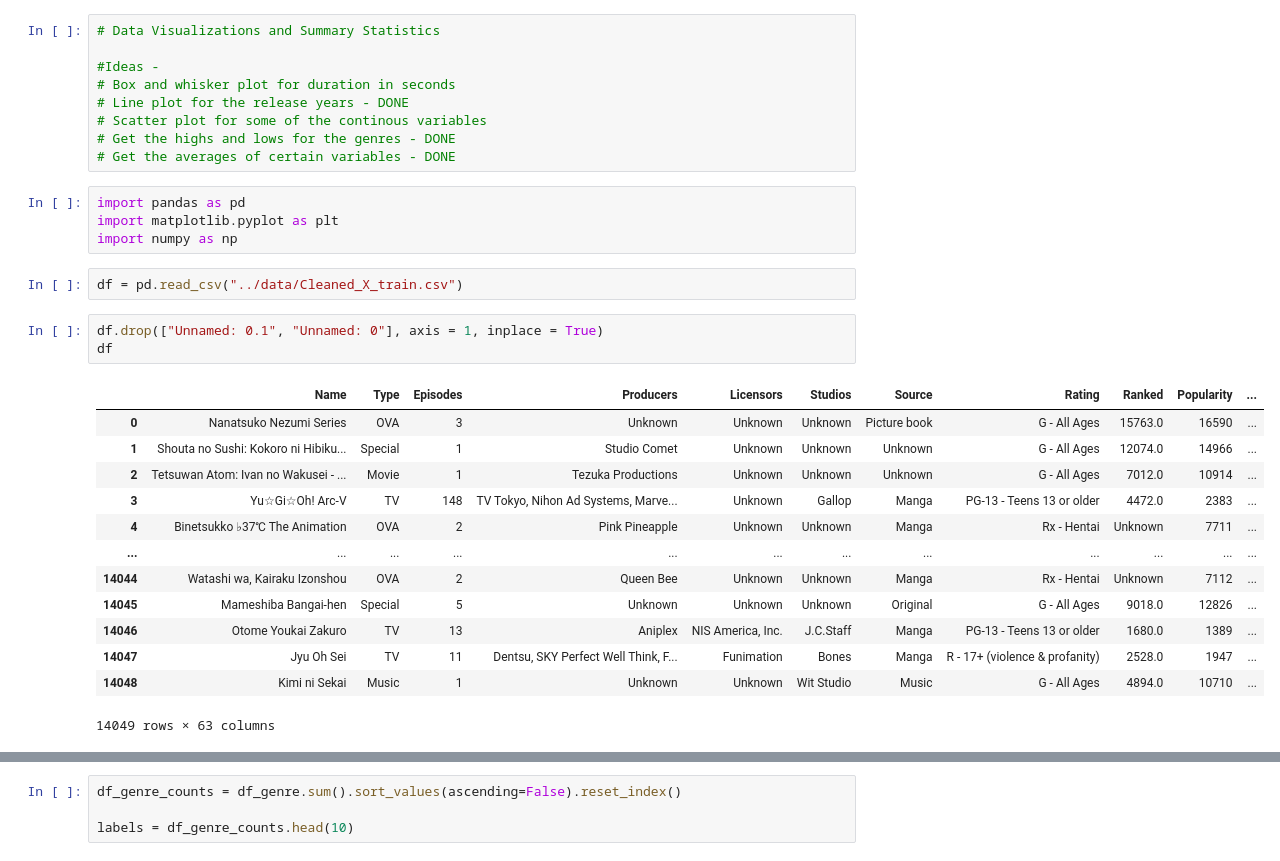
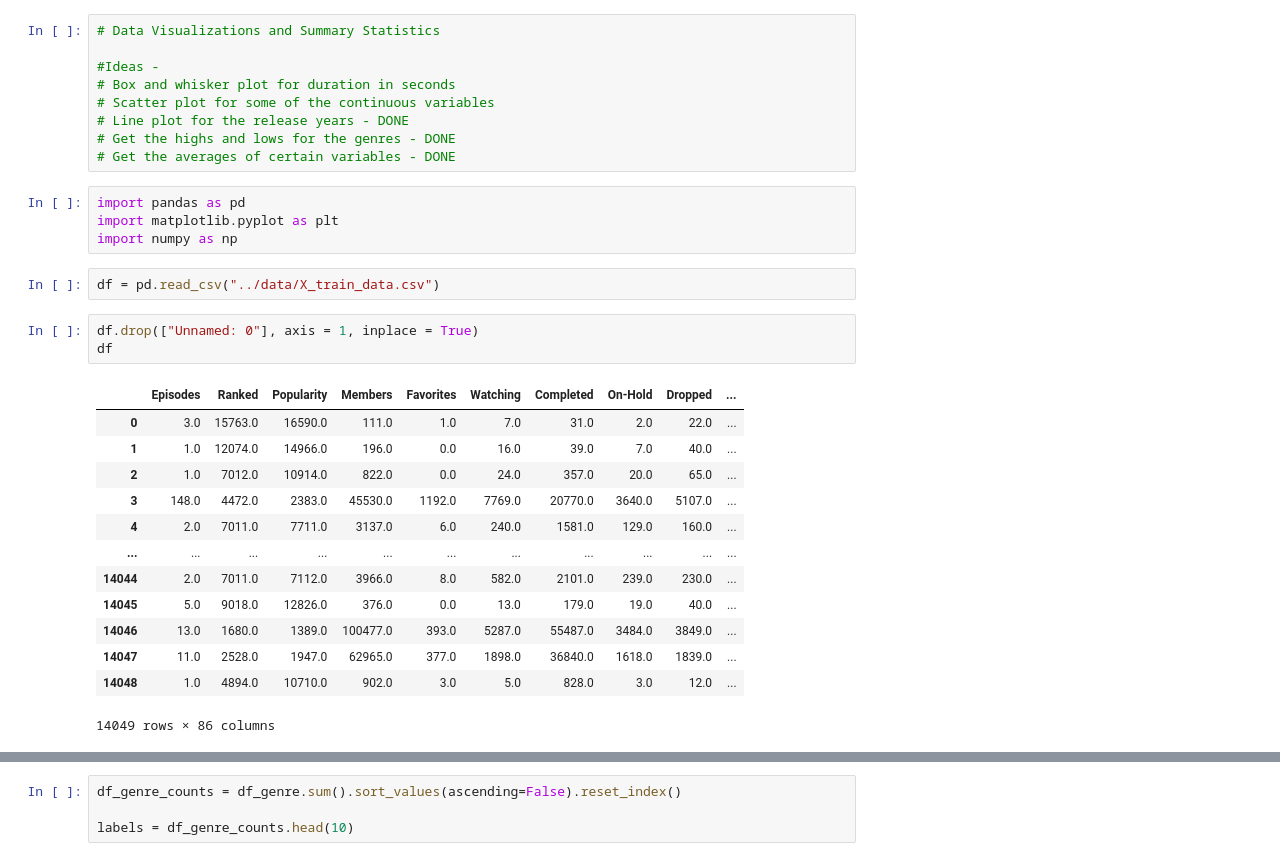
Before and after one commit to RyanErm/ML4021_FinalProject, a Jupyter notebook: notebooks/eda.ipynb, the cells around one changed output, grey strips where cells are left out. Drawn from its saved outputs; the diff is of its cells as text.

```diff
--- a/notebooks/eda.ipynb
+++ b/notebooks/eda.ipynb
@@ -3,8 +3,8 @@
 
 #Ideas -
 # Box and whisker plot for duration in seconds
+# Scatter plot for some of the continuous variables
 # Line plot for the release years - DONE
-# Scatter plot for some of the continous variables
 # Get the highs and lows for the genres - DONE
 # Get the averages of certain variables - DONE
 # %%
@@ -12,21 +12,21 @@ import pandas as pd
 import matplotlib.pyplot as plt
 import numpy as np
 # %%
-df = pd.read_csv("../data/Cleaned_X_train.csv")
+df = pd.read_csv("../data/X_train_data.csv")
 # %%
-df.drop(["Unnamed: 0.1", "Unnamed: 0"], axis = 1, inplace = True)
+df.drop(["Unnamed: 0"], axis = 1, inplace = True)
 df
 # %% [output]
-|  | Name | Type | Episodes | Producers | Licensors | Studios | Source | Rating | Ranked | Popularity | ... |
-| 0 | Nanatsuko Nezumi Series | OVA | 3 | Unknown | Unknown | Unknown | Picture book | G - All Ages | 15763.0 | 16590 | ... |
-| 1 | Shouta no Sushi: Kokoro ni Hibiku... | Special | 1 | Studio Comet | Unknown | Unknown | Unknown | G - All Ages | 12074.0 | 14966 | ... |
-| 2 | Tetsuwan Atom: Ivan no Wakusei - ... | Movie | 1 | Tezuka Productions | Unknown | Unknown | Unknown | G - All Ages | 7012.0 | 10914 | ... |
-| 3 | Yu☆Gi☆Oh! Arc-V | TV | 148 | TV Tokyo, Nihon Ad Systems, Marve... | Unknown | Gallop | Manga | PG-13 - Teens 13 or older | 4472.0 | 2383 | ... |
-| 4 | Binetsukko ♭37℃ The Animation | OVA | 2 | Pink Pineapple | Unknown | Unknown | Manga | Rx - Hentai | Unknown | 7711 | ... |
-| ... | ... | ... | ... | ... | ... | ... | ... | ... | ... | ... | ... |
-| 14044 | Watashi wa, Kairaku Izonshou | OVA | 2 | Queen Bee | Unknown | Unknown | Manga | Rx - Hentai | Unknown | 7112 | ... |
-| 14045 | Mameshiba Bangai-hen | Special | 5 | Unknown | Unknown | Unknown | Original | G - All Ages | 9018.0 | 12826 | ... |
-| 14046 | Otome Youkai Zakuro | TV | 13 | Aniplex | NIS America, Inc. | J.C.Staff | Manga | PG-13 - Teens 13 or older | 1680.0 | 1389 | ... |
-| 14047 | Jyu Oh Sei | TV | 11 | Dentsu, SKY Perfect Well Think, F... | Funimation | Bones | Manga | R - 17+ (violence & profanity) | 2528.0 | 1947 | ... |
-| 14048 | Kimi ni Sekai | Music | 1 | Unknown | Unknown | Wit Studio | Music | G - All Ages | 4894.0 | 10710 | ... |
+|  | Episodes | Ranked | Popularity | Members | Favorites | Watching | Completed | On-Hold | Dropped | ... |
+| 0 | 3.0 | 15763.0 | 16590.0 | 111.0 | 1.0 | 7.0 | 31.0 | 2.0 | 22.0 | ... |
+| 1 | 1.0 | 12074.0 | 14966.0 | 196.0 | 0.0 | 16.0 | 39.0 | 7.0 | 40.0 | ... |
+| 2 | 1.0 | 7012.0 | 10914.0 | 822.0 | 0.0 | 24.0 | 357.0 | 20.0 | 65.0 | ... |
+| 3 | 148.0 | 4472.0 | 2383.0 | 45530.0 | 1192.0 | 7769.0 | 20770.0 | 3640.0 | 5107.0 | ... |
+| 4 | 2.0 | 7011.0 | 7711.0 | 3137.0 | 6.0 | 240.0 | 1581.0 | 129.0 | 160.0 | ... |
+| ... | ... | ... | ... | ... | ... | ... | ... | ... | ... | ... |
+| 14044 | 2.0 | 7011.0 | 7112.0 | 3966.0 | 8.0 | 582.0 | 2101.0 | 239.0 | 230.0 | ... |
+| 14045 | 5.0 | 9018.0 | 12826.0 | 376.0 | 0.0 | 13.0 | 179.0 | 19.0 | 40.0 | ... |
+| 14046 | 13.0 | 1680.0 | 1389.0 | 100477.0 | 393.0 | 5287.0 | 55487.0 | 3484.0 | 3849.0 | ... |
+| 14047 | 11.0 | 2528.0 | 1947.0 | 62965.0 | 377.0 | 1898.0 | 36840.0 | 1618.0 | 1839.0 | ... |
+| 14048 | 1.0 | 4894.0 | 10710.0 | 902.0 | 3.0 | 5.0 | 828.0 | 3.0 | 12.0 | ... |
-14049 rows × 63 columns
+14049 rows × 86 columns
```
Also changed, not shown: parts of 8 cells of this notebook, 3 other files.
